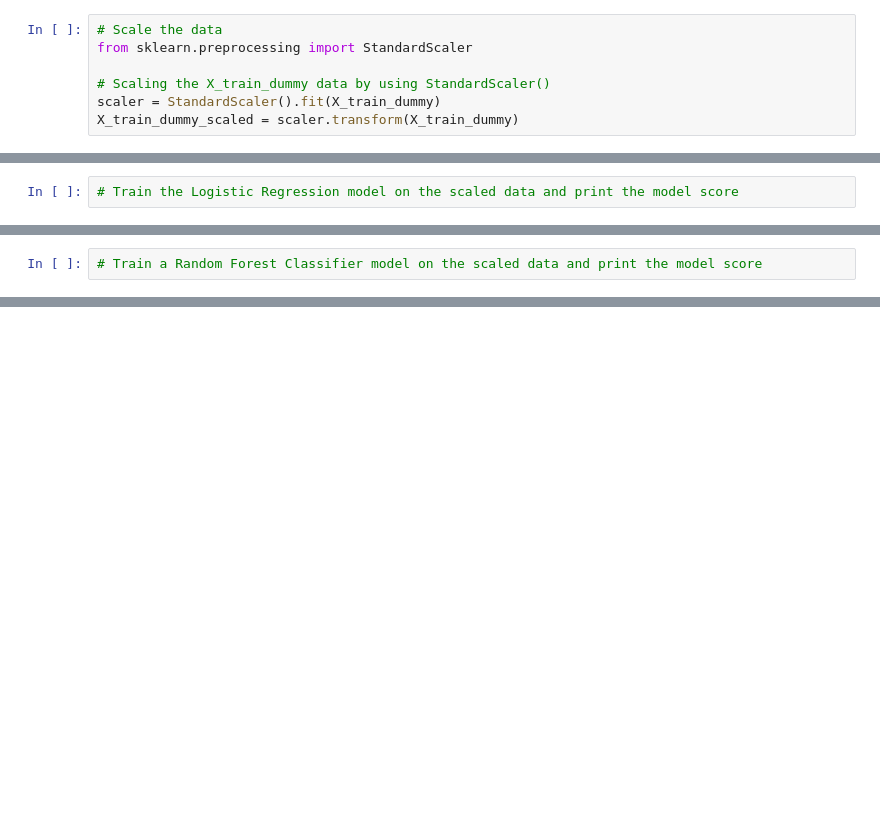
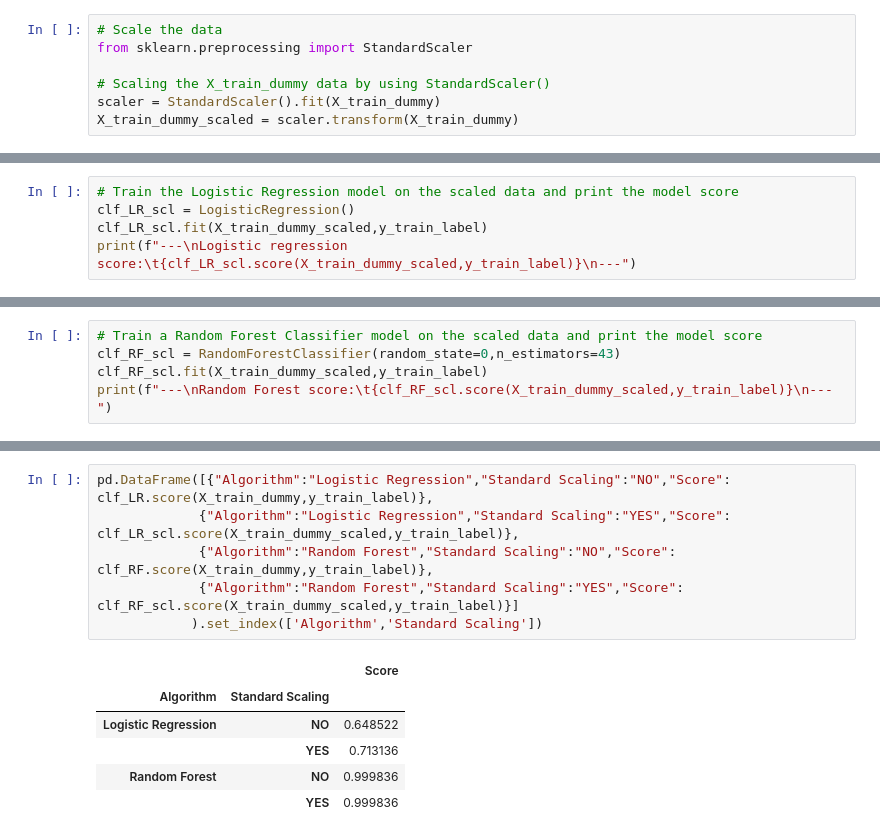
Before and after one commit to i-am-phoenix/Credit_Risc_Prediction--Supervied_ML, a Jupyter notebook: Credit Risk Evaluator.ipynb, the cells around one changed output, grey strips where cells are left out. Drawn from its saved outputs; the diff is of its cells as text; blank space fills up the shorter version.

Commit message:
FInalized testing impact pof scaling on ML algirithms performance

```diff
--- a/Credit Risk Evaluator.ipynb
+++ b/Credit Risk Evaluator.ipynb
@@ -224,2 +230,5 @@ X_train_dummy_scaled = scaler.transform(X_train_dummy)
 # %%
 # Train the Logistic Regression model on the scaled data and print the model score
+clf_LR_scl = LogisticRegression()
+clf_LR_scl.fit(X_train_dummy_scaled,y_train_label)
+print(f"---\nLogistic regression score:\t{clf_LR_scl.score(X_train_dummy_scaled,y_train_label)}\n---")
@@ -226,2 +246,5 @@ X_train_dummy_scaled = scaler.transform(X_train_dummy)
 # %%
 # Train a Random Forest Classifier model on the scaled data and print the model score
+clf_RF_scl = RandomForestClassifier(random_state=0,n_estimators=43)
+clf_RF_scl.fit(X_train_dummy_scaled,y_train_label)
+print(f"---\nRandom Forest score:\t{clf_RF_scl.score(X_train_dummy_scaled,y_train_label)}\n---")
@@ -227,0 +259,13 @@ X_train_dummy_scaled = scaler.transform(X_train_dummy)
+# %%
+pd.DataFrame([{"Algorithm":"Logistic Regression","Standard Scaling":"NO","Score": clf_LR.score(X_train_dummy,y_train_label)},
+             {"Algorithm":"Logistic Regression","Standard Scaling":"YES","Score": clf_LR_scl.score(X_train_dummy_scaled,y_train_label)},
+             {"Algorithm":"Random Forest","Standard Scaling":"NO","Score": clf_RF.score(X_train_dummy,y_train_label)},
+             {"Algorithm":"Random Forest","Standard Scaling":"YES","Score": clf_RF_scl.score(X_train_dummy_scaled,y_train_label)}]
+            ).set_index(['Algorithm','Standard Scaling'])
+# %% [output]
+|  |  | Score |
+| Algorithm | Standard Scaling |  |
+| Logistic Regression | NO | 0.648522 |
+|  | YES | 0.713136 |
+| Random Forest | NO | 0.999836 |
+|  | YES | 0.999836 |
```
Also changed, not shown: parts of 6 cells of this notebook.
